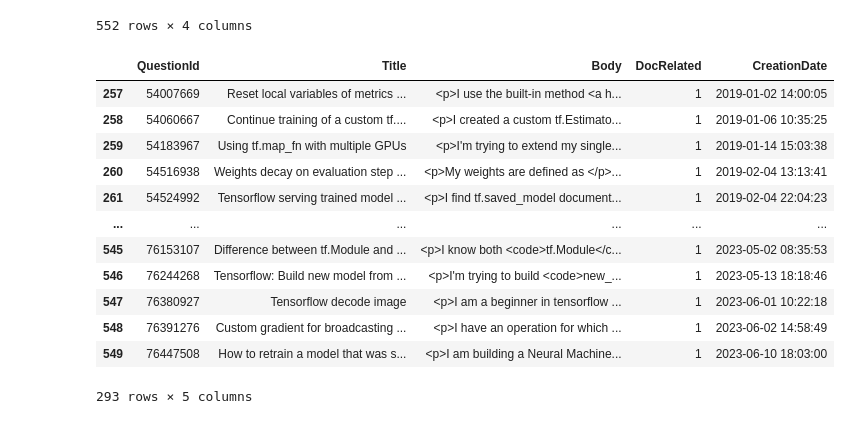
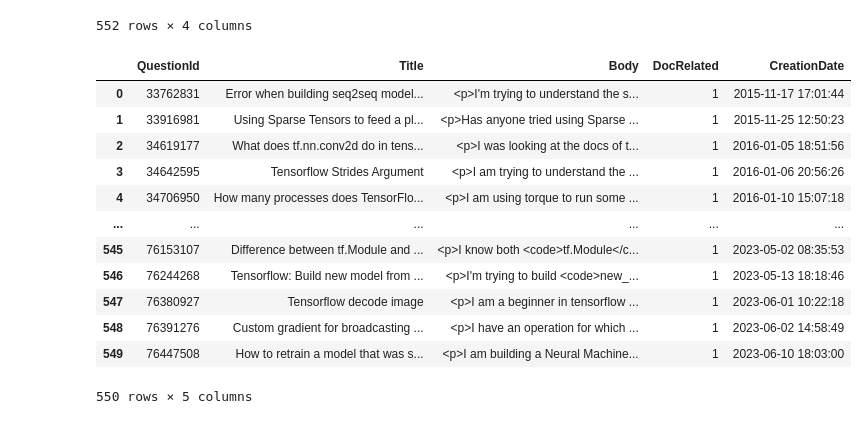
Before and after one commit to sharukat/docchameleon, a Jupyter notebook: doc_customizer_llm/customizer.ipynb, the cells around one changed output. Cells and saved outputs as stored; diff of their text form; code cells hidden in the pictures.

```diff
--- a/doc_customizer_llm/customizer.ipynb
+++ b/doc_customizer_llm/customizer.ipynb
@@ -845,26 +845,26 @@ doc_related_question
 # %%
 from datetime import datetime
 
 creation_date = pd.read_csv(os.path.join(s.DATA_PATH, "QueryResults.csv"))
 doc_related_question = doc_related_question.merge(creation_date, on="QuestionId", how="inner")
 doc_related_question['CreationDate'] = doc_related_question['CreationDate'].apply(lambda x: datetime.strptime(x, "%Y-%m-%d %H:%M:%S"))
 doc_related_question = doc_related_question[doc_related_question['CreationDate'] < pd.to_datetime('2023-09-01')]
-doc_related_question = doc_related_question[doc_related_question['CreationDate'] > pd.to_datetime('2019-01-01')]
+doc_related_question = doc_related_question[doc_related_question['CreationDate'] > pd.to_datetime('2015-01-01')]
 doc_related_question
 # %% [output]
 |  | QuestionId | Title | Body | DocRelated | CreationDate |
-| 257 | 54007669 | Reset local variables of metrics ... | <p>I use the built-in method <a h... | 1 | 2019-01-02 14:00:05 |
-| 258 | 54060667 | Continue training of a custom tf.... | <p>I created a custom tf.Estimato... | 1 | 2019-01-06 10:35:25 |
-| 259 | 54183967 | Using tf.map_fn with multiple GPUs | <p>I'm trying to extend my single... | 1 | 2019-01-14 15:03:38 |
-| 260 | 54516938 | Weights decay on evaluation step ... | <p>My weights are defined as </p>... | 1 | 2019-02-04 13:13:41 |
-| 261 | 54524992 | Tensorflow serving trained model ... | <p>I find tf.saved_model document... | 1 | 2019-02-04 22:04:23 |
+| 0 | 33762831 | Error when building seq2seq model... | <p>I'm trying to understand the s... | 1 | 2015-11-17 17:01:44 |
+| 1 | 33916981 | Using Sparse Tensors to feed a pl... | <p>Has anyone tried using Sparse ... | 1 | 2015-11-25 12:50:23 |
+| 2 | 34619177 | What does tf.nn.conv2d do in tens... | <p>I was looking at the docs of t... | 1 | 2016-01-05 18:51:56 |
+| 3 | 34642595 | Tensorflow Strides Argument | <p>I am trying to understand the ... | 1 | 2016-01-06 20:56:26 |
+| 4 | 34706950 | How many processes does TensorFlo... | <p>I am using torque to run some ... | 1 | 2016-01-10 15:07:18 |
 | ... | ... | ... | ... | ... | ... |
 | 545 | 76153107 | Difference between tf.Module and ... | <p>I know both <code>tf.Module</c... | 1 | 2023-05-02 08:35:53 |
 | 546 | 76244268 | Tensorflow: Build new model from ... | <p>I'm trying to build <code>new_... | 1 | 2023-05-13 18:18:46 |
 | 547 | 76380927 | Tensorflow decode image | <p>I am a beginner in tensorflow ... | 1 | 2023-06-01 10:22:18 |
 | 548 | 76391276 | Custom gradient for broadcasting ... | <p>I have an operation for which ... | 1 | 2023-06-02 14:58:49 |
 | 549 | 76447508 | How to retrain a model that was s... | <p>I am building a Neural Machine... | 1 | 2023-06-10 18:03:00 |
-293 rows × 5 columns
+550 rows × 5 columns
 # %%
 tf_releases = pd.read_csv(os.path.join(s.DATA_PATH, "tf_releases.csv"))
 date_format = '%Y, %m, %d'
```
Also changed, not shown: parts of 6 cells of this notebook, 30 other files.
